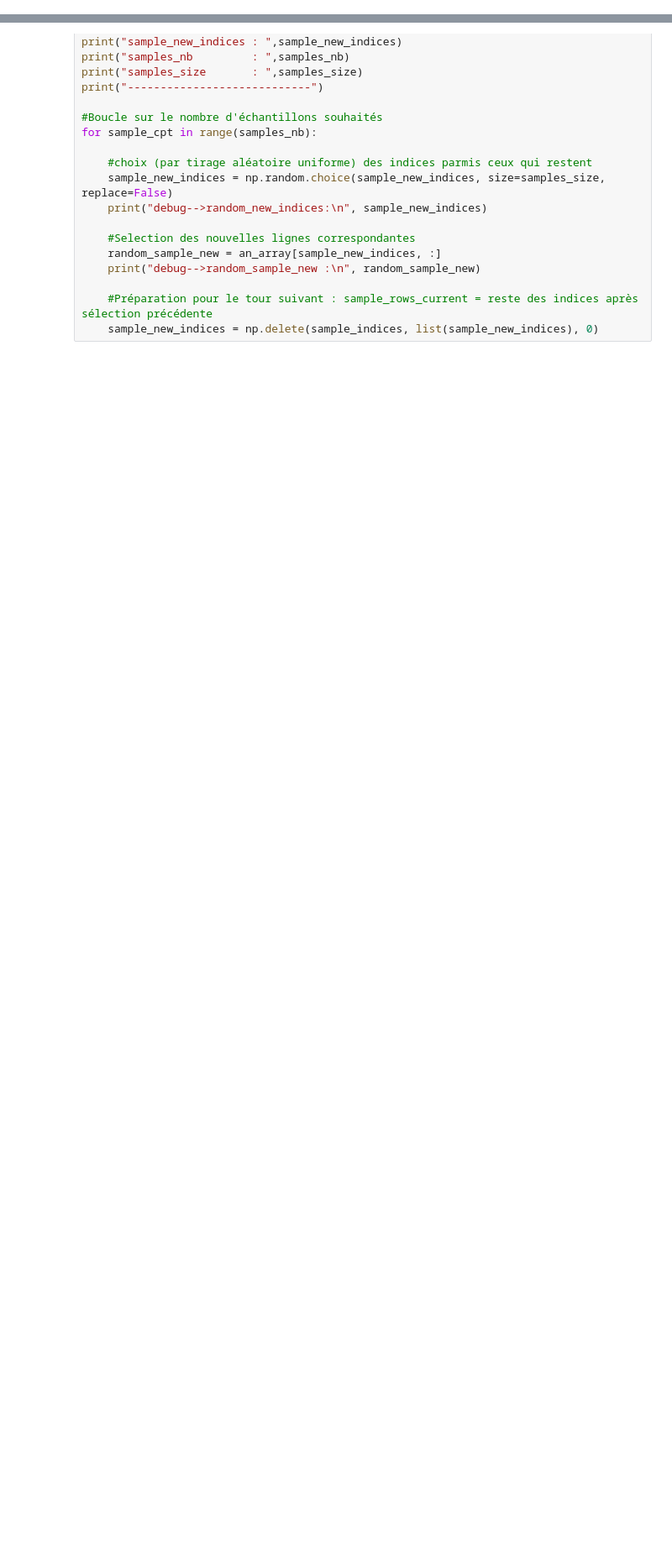
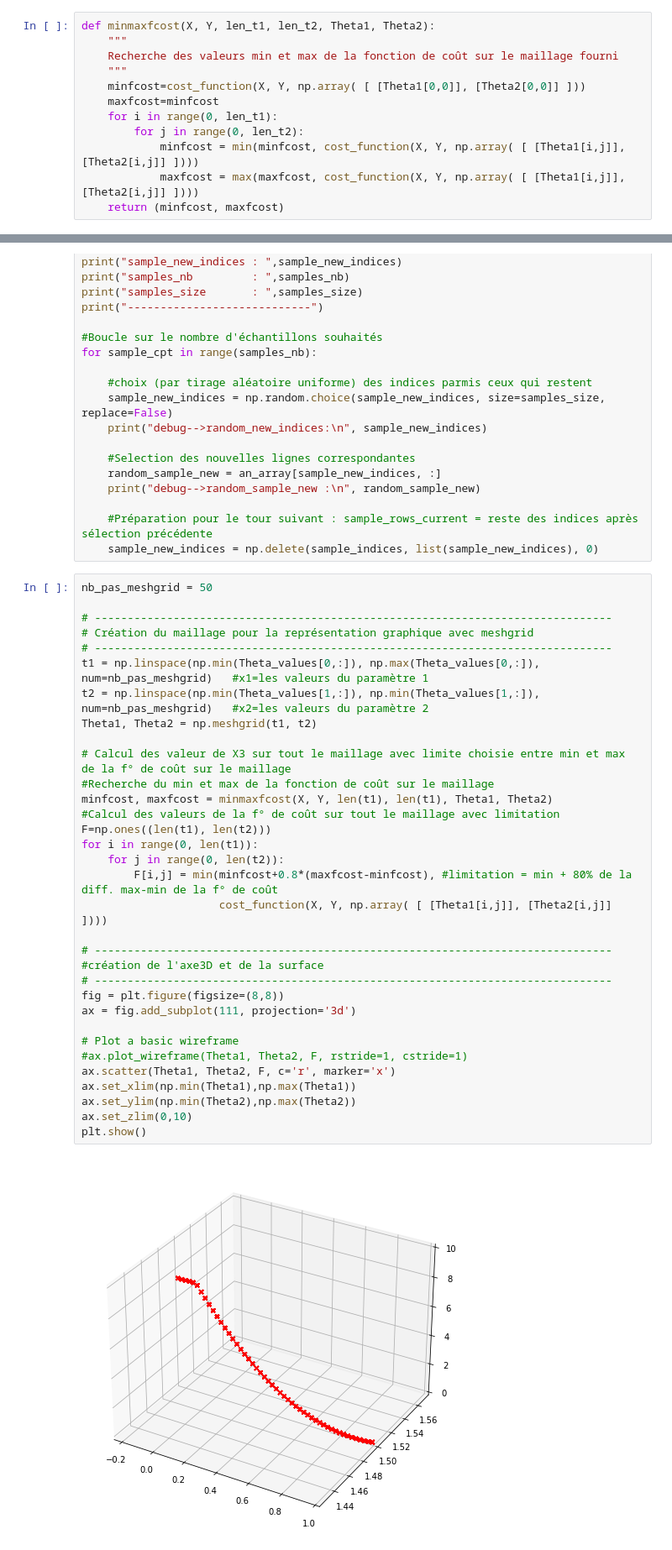
Before and after one commit to PatriceBt/ML_Gradient_descent_algorithm_from_basic_regression, a Jupyter notebook: Prjgd_Gradient_descent_algorithm_Simple_linear_model.ipynb, the cells around one changed output, grey strips where cells are left out. Shown at 84% size. Drawn from its saved outputs; the diff is of its cells as text; blank space fills up the shorter version.

Commit message:
Evolution du graphique de descente : ajustement des limites x et y

```diff
--- a/Prjgd_Gradient_descent_algorithm_Simple_linear_model.ipynb
+++ b/Prjgd_Gradient_descent_algorithm_Simple_linear_model.ipynb
@@ -330,3 +325,15 @@ def graph_pred_and_cost_function(x, X, Y, n_iterations, cost_function_values, Th
 **Version pour le modèle linéraire à une dimension et une variable**
 
 Pour ce cas simple, la fonction sera représentée en 3D, et la descente sera celle implémentée ci-dessus ajoutée au graphique.
+# %%
+def minmaxfcost(X, Y, len_t1, len_t2, Theta1, Theta2):
+    """
+    Recherche des valeurs min et max de la fonction de coût sur le maillage fourni
+    """
+    minfcost=cost_function(X, Y, np.array( [ [Theta1[0,0]], [Theta2[0,0]] ]))
+    maxfcost=minfcost
+    for i in range(0, len_t1):
+        for j in range(0, len_t2):
+            minfcost = min(minfcost, cost_function(X, Y, np.array( [ [Theta1[i,j]], [Theta2[i,j]] ])))
+            maxfcost = max(maxfcost, cost_function(X, Y, np.array( [ [Theta1[i,j]], [Theta2[i,j]] ])))
+    return (minfcost, maxfcost)
@@ -949,3 +1034,38 @@ for sample_cpt in range(samples_nb):
 
     #Préparation pour le tour suivant : sample_rows_current = reste des indices après sélection précédente
     sample_new_indices = np.delete(sample_indices, list(sample_new_indices), 0)
+# %%
+nb_pas_meshgrid = 50
+
+# -------------------------------------------------------------------------------
+# Création du maillage pour la représentation graphique avec meshgrid
+# -------------------------------------------------------------------------------
+t1 = np.linspace(np.min(Theta_values[0,:]), np.max(Theta_values[0,:]), num=nb_pas_meshgrid)   #x1=les valeurs du paramètre 1
+t2 = np.linspace(np.min(Theta_values[1,:]), np.min(Theta_values[1,:]), num=nb_pas_meshgrid)   #x2=les valeurs du paramètre 2
+Theta1, Theta2 = np.meshgrid(t1, t2)
+
+# Calcul des valeur de X3 sur tout le maillage avec limite choisie entre min et max de la f° de coût sur le maillage
+#Recherche du min et max de la fonction de coût sur le maillage
+minfcost, maxfcost = minmaxfcost(X, Y, len(t1), len(t1), Theta1, Theta2)
+#Calcul des valeurs de la f° de coût sur tout le maillage avec limitation
+F=np.ones((len(t1), len(t2)))
+for i in range(0, len(t1)):
+    for j in range(0, len(t2)):
+        F[i,j] = min(minfcost+0.8*(maxfcost-minfcost), #limitation = min + 80% de la diff. max-min de la f° de coût
+                     cost_function(X, Y, np.array( [ [Theta1[i,j]], [Theta2[i,j]] ])))
+
+# -------------------------------------------------------------------------------
+#création de l'axe3D et de la surface
+# -------------------------------------------------------------------------------
+fig = plt.figure(figsize=(8,8))
+ax = fig.add_subplot(111, projection='3d')
+
+# Plot a basic wireframe
+#ax.plot_wireframe(Theta1, Theta2, F, rstride=1, cstride=1)
+ax.scatter(Theta1, Theta2, F, c='r', marker='x')
+ax.set_xlim(np.min(Theta1),np.max(Theta1))
+ax.set_ylim(np.min(Theta2),np.max(Theta2))
+ax.set_zlim(0,10)
+plt.show()
+# %% [output]
+[figure, added]
```
Also changed, not shown: parts of 16 cells of this notebook.
